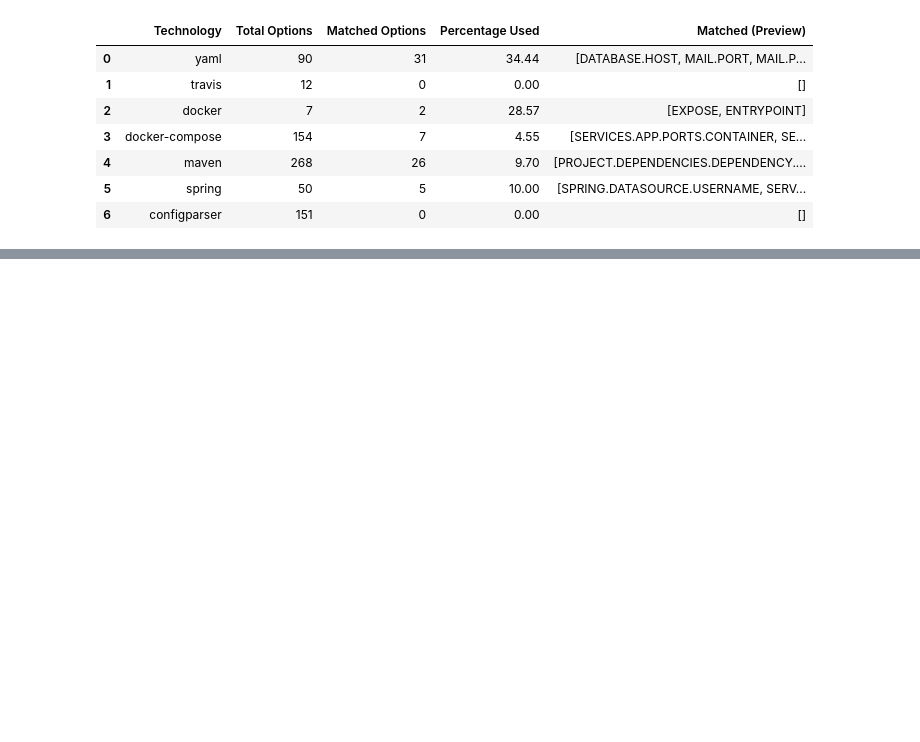
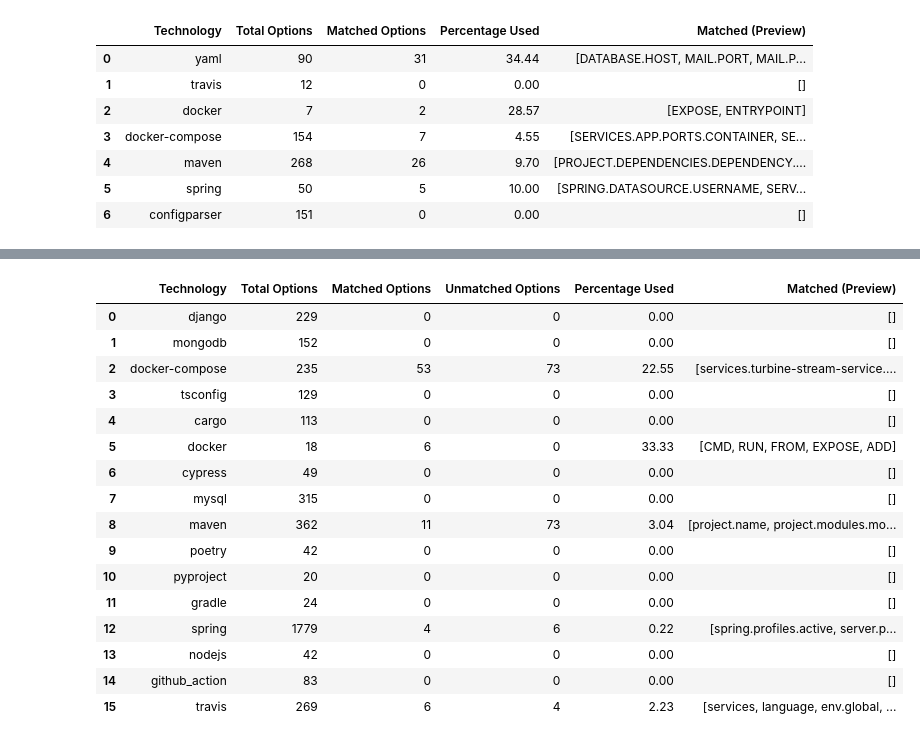
Before and after one commit to simisimon/config-space, a Jupyter notebook: notebooks/configurability_technologies.ipynb, the cells around one changed output, grey strips where cells are left out. Cells and saved outputs as stored; diff of their text form; code cells hidden in the pictures; blank space fills up the shorter version.

Commit message:
Update streamlit app

```diff
--- a/notebooks/configurability_technologies.ipynb
+++ b/notebooks/configurability_technologies.ipynb
@@ -168,3 +168,59 @@ df_matched
 | 4 | maven | 268 | 26 | 9.70 | [PROJECT.DEPENDENCIES.DEPENDENCY.... |
 | 5 | spring | 50 | 5 | 10.00 | [SPRING.DATASOURCE.USERNAME, SERV... |
 | 6 | configparser | 151 | 0 | 0.00 | [] |
+# %%
+from typing import List, Set
+import pandas as pd
+import javaproperties
+import re
+import glob
+
+def parse_properties_file(file_path: str) -> set:
+    with open(file_path, "r", encoding="utf-8") as f:
+        props = javaproperties.load(f)
+    return set(k.strip() for k in props.keys())
+
+def get_wildcard_matches(project_options: Set[str], ref_options: Set[str]) -> Set[str]:
+    regexes = [
+        re.compile('^' + re.escape(option).replace(r'\*', r'[^.]+') + '$')
+        for option in ref_options
+    ]
+    return {opt for opt in project_options if any(rx.search(opt) for rx in regexes)}
+
+def get_options_per_project(technology_files: List, option_data: pd.DataFrame):
+    project_options = option_data.copy()
+    project_options["option"] = project_options["option"].str.strip()
+
+    # Prepare result table
+    results = []
+
+    # Iterate over all reference files
+    for technology_file in technology_files:
+        technology = technology_file.split("/")[-1].split(".properties")[0]
+        print(technology)
+        ref_options = parse_properties_file(technology_file)
+
+        project_subset = set(project_options[project_options["concept"].str.lower() == technology.lower()]["option"])
+        matched = get_wildcard_matches(project_subset, ref_options)
+        unmatched = project_subset - matched
+
+        print("Unmatched", unmatched)
+
+        results.append({
+            "Technology": technology,
+            "Total Options": len(ref_options),
+            "Matched Options": len(matched),
+            "Unmatched Options": len(unmatched),
+            "Percentage Used": round(len(matched) / len(ref_options) * 100, 2) if ref_options else 0.0,
+            "Matched (Preview)": list(matched)[:5]
+        })
+
+
+    return pd.DataFrame(results)
+
+
+property_files = glob.glob("../data/technology/*.properties")
+option_data = pd.read_csv("../data/options/piggymetrics_options_latest.csv")
+df = get_options_per_project(property_files, option_data)
+df
+# %% [output]
@@ -170,0 +244,17 @@ df_matched
+|  | Technology | Total Options | Matched Options | Unmatched Options | Percentage Used | Matched (Preview) |
+| 0 | django | 229 | 0 | 0 | 0.00 | [] |
+| 1 | mongodb | 152 | 0 | 0 | 0.00 | [] |
+| 2 | docker-compose | 235 | 53 | 73 | 22.55 | [services.turbine-stream-service.... |
+| 3 | tsconfig | 129 | 0 | 0 | 0.00 | [] |
+| 4 | cargo | 113 | 0 | 0 | 0.00 | [] |
+| 5 | docker | 18 | 6 | 0 | 33.33 | [CMD, RUN, FROM, EXPOSE, ADD] |
+| 6 | cypress | 49 | 0 | 0 | 0.00 | [] |
+| 7 | mysql | 315 | 0 | 0 | 0.00 | [] |
+| 8 | maven | 362 | 11 | 73 | 3.04 | [project.name, project.modules.mo... |
+| 9 | poetry | 42 | 0 | 0 | 0.00 | [] |
+| 10 | pyproject | 20 | 0 | 0 | 0.00 | [] |
+| 11 | gradle | 24 | 0 | 0 | 0.00 | [] |
+| 12 | spring | 1779 | 4 | 6 | 0.22 | [spring.profiles.active, server.p... |
+| 13 | nodejs | 42 | 0 | 0 | 0.00 | [] |
+| 14 | github_action | 83 | 0 | 0 | 0.00 | [] |
+| 15 | travis | 269 | 6 | 4 | 2.23 | [services, language, env.global, ... |
```
Also changed, not shown: parts of 1 cell of this notebook, 13 other files.
